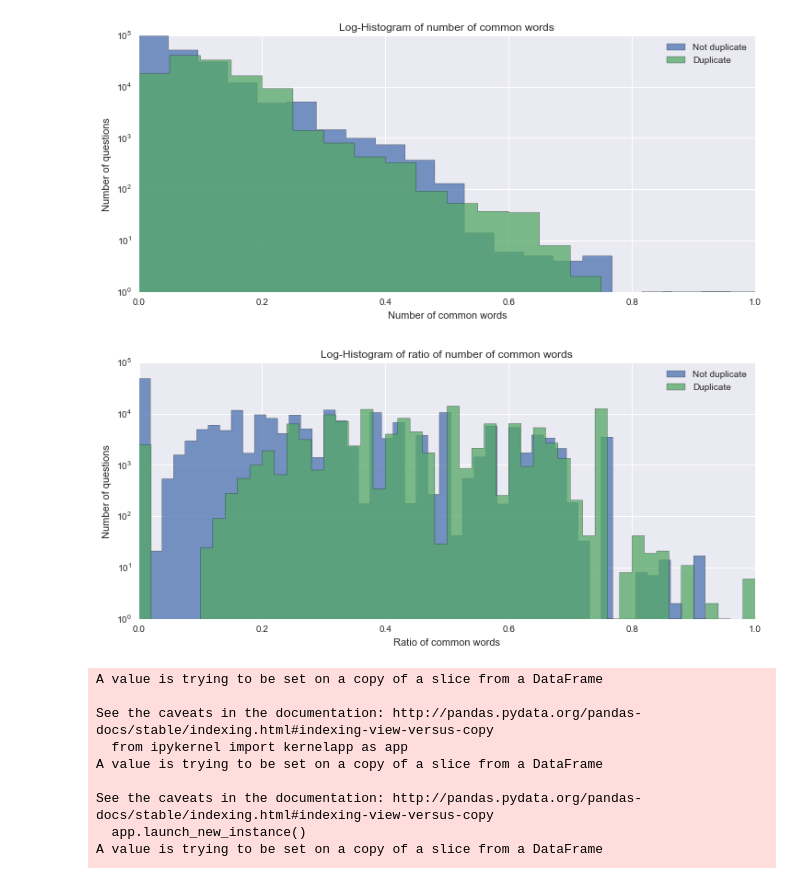
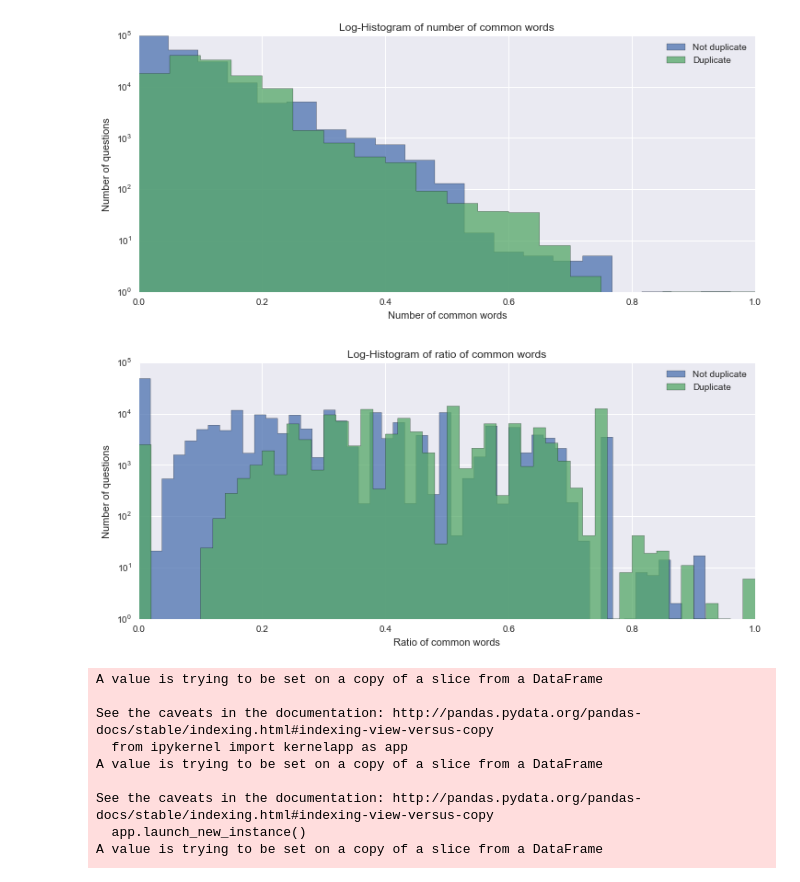
Before and after one commit to adammalpass/quora_duplicates, a Jupyter notebook: quora_duplicates.ipynb, the cells around one changed output. Drawn from its saved outputs; the diff is of its cells as text; code cells hidden in the pictures.

Commit message:
Fix typo in ratio of common words histogram.

```diff
--- a/quora_duplicates.ipynb
+++ b/quora_duplicates.ipynb
@@ -370,18 +370,18 @@ print
 # %%
 ### Visualisation - plot histogram showing how distrubtion of ratio of common words between both questions
 ### varies between duplicate and non-duplicate questions ###
 
 plt.figure(figsize=(12, 5))
 plt.hist(X_train["ratio_common_words"][y_train == 0], bins=50, histtype="stepfilled", alpha = 0.75, label="Not duplicate")
 plt.hist(X_train["ratio_common_words"][y_train == 1], bins=50, histtype="stepfilled", alpha = 0.75, label="Duplicate")
 plt.yscale('log', nonposy='clip')
-plt.title('Log-Histogram of ratio of number of common words')
+plt.title('Log-Histogram of ratio of common words')
 plt.xlabel('Ratio of common words')
 plt.ylabel('Number of questions')
 plt.legend()
 print
 # %% [output]
-[figure, old version]
+[figure, new version]
 # %%
 from sklearn.metrics import log_loss
 
```
